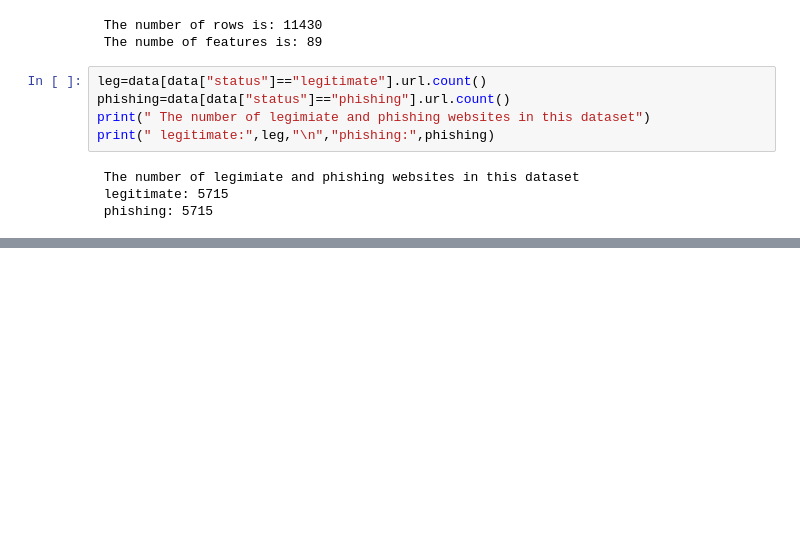
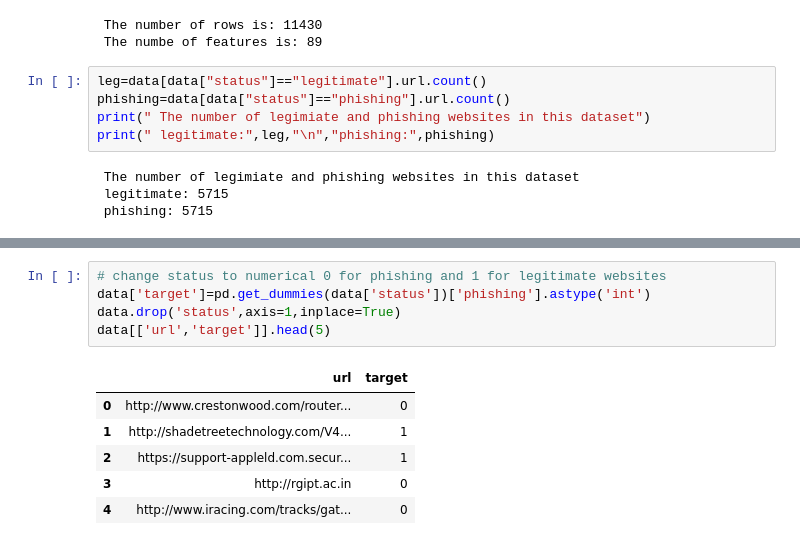
Before and after one commit to f-shirani/Phishing_Detection, a Jupyter notebook: Project.ipynb, the cells around one changed output, grey strips where cells are left out. Saved outputs shown, nothing was run; the diff lists cells and outputs as text; blank space fills up the shorter version.

```diff
--- a/Project.ipynb
+++ b/Project.ipynb
@@ -45,3 +53,15 @@ data.describe()
 | 75% | 71.000000 | 24.000000 | 0.000000 | 3.000000 | 1.000000 | 0.000000 | 0.000000 | 0.000000 | 0.0 | ... |
 | max | 1641.000000 | 214.000000 | 1.000000 | 24.000000 | 43.000000 | 4.000000 | 3.000000 | 19.000000 | 0.0 | ... |
 8 rows × 87 columns
+# %%
+# change status to numerical 0 for phishing and 1 for legitimate websites
+data['target']=pd.get_dummies(data['status'])['phishing'].astype('int')
+data.drop('status',axis=1,inplace=True)
+data[['url','target']].head(5)
+# %% [output]
+|  | url | target |
+| 0 | http://www.crestonwood.com/router... | 0 |
+| 1 | http://shadetreetechnology.com/V4... | 1 |
+| 2 | https://support-appleld.com.secur... | 1 |
+| 3 | http://rgipt.ac.in | 0 |
+| 4 | http://www.iracing.com/tracks/gat... | 0 |
```
Also changed, not shown: parts of 15 cells of this notebook.
